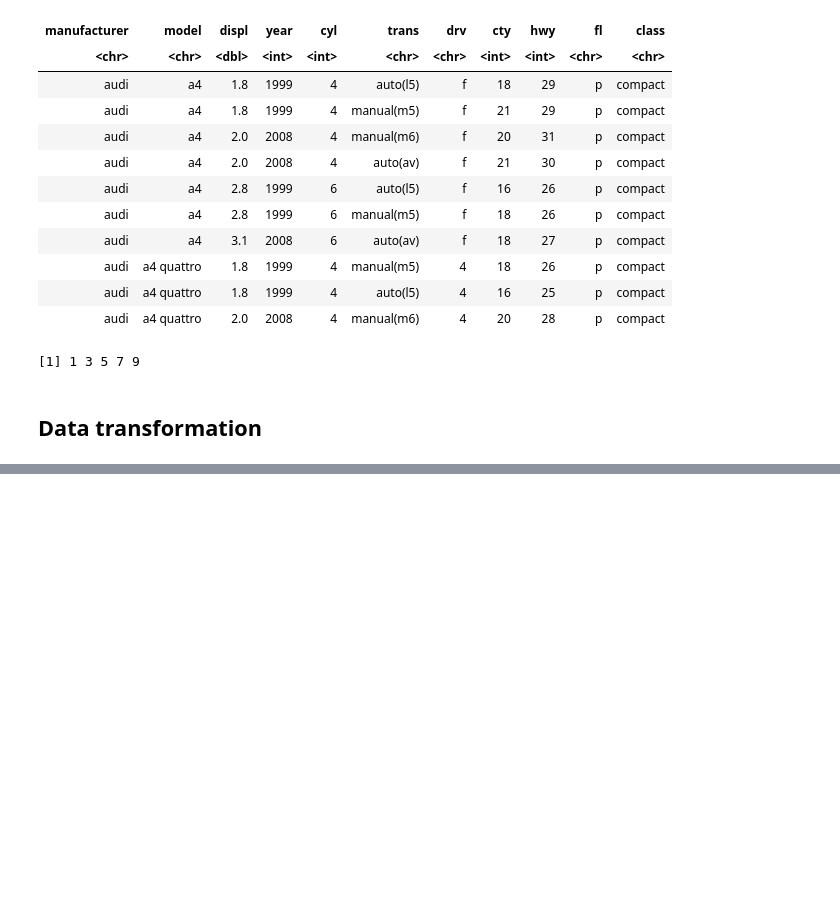
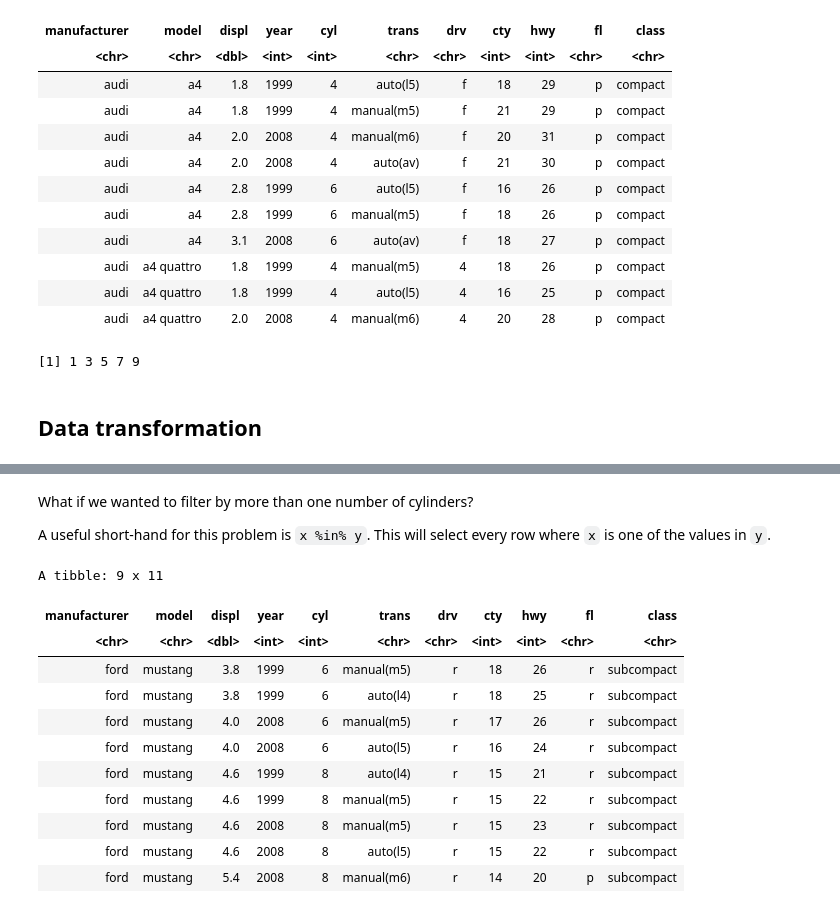
Before and after one commit to mortazavilab/cosmos-cluster6, a Jupyter notebook: R_intro.ipynb, the cells around one changed output, grey strips where cells are left out. Drawn from its saved outputs; the diff is of its cells as text; code cells hidden in the pictures; blank space fills up the shorter version.

```diff
--- a/R_intro.ipynb
+++ b/R_intro.ipynb
@@ -408,0 +452,2 @@ A tibble: 10 x 11
+# %%
+mus = filter(mpg, model == "mustang") # filter mpg by mustangs and save to new variable
@@ -408,0 +471,19 @@ A tibble: 10 x 11
+# %% [markdown]
+What if we wanted to filter by more than one number of cylinders?
+
+A useful short-hand for this problem is `x %in% y`. This will select every row where `x` is one of the values in `y`.
+# %%
+filter(mus, cyl %in% c(6,8))
+# %% [output]
+A tibble: 9 x 11
+| manufacturer | model | displ | year | cyl | trans | drv | cty | hwy | fl | class |
+| <chr> | <chr> | <dbl> | <int> | <int> | <chr> | <chr> | <int> | <int> | <chr> | <chr> |
+| ford | mustang | 3.8 | 1999 | 6 | manual(m5) | r | 18 | 26 | r | subcompact |
+| ford | mustang | 3.8 | 1999 | 6 | auto(l4) | r | 18 | 25 | r | subcompact |
+| ford | mustang | 4.0 | 2008 | 6 | manual(m5) | r | 17 | 26 | r | subcompact |
+| ford | mustang | 4.0 | 2008 | 6 | auto(l5) | r | 16 | 24 | r | subcompact |
+| ford | mustang | 4.6 | 1999 | 8 | auto(l4) | r | 15 | 21 | r | subcompact |
+| ford | mustang | 4.6 | 1999 | 8 | manual(m5) | r | 15 | 22 | r | subcompact |
+| ford | mustang | 4.6 | 2008 | 8 | manual(m5) | r | 15 | 23 | r | subcompact |
+| ford | mustang | 4.6 | 2008 | 8 | auto(l5) | r | 15 | 22 | r | subcompact |
+| ford | mustang | 5.4 | 2008 | 8 | manual(m6) | r | 14 | 20 | p | subcompact |
```
Also changed, not shown: parts of 26 cells of this notebook.
